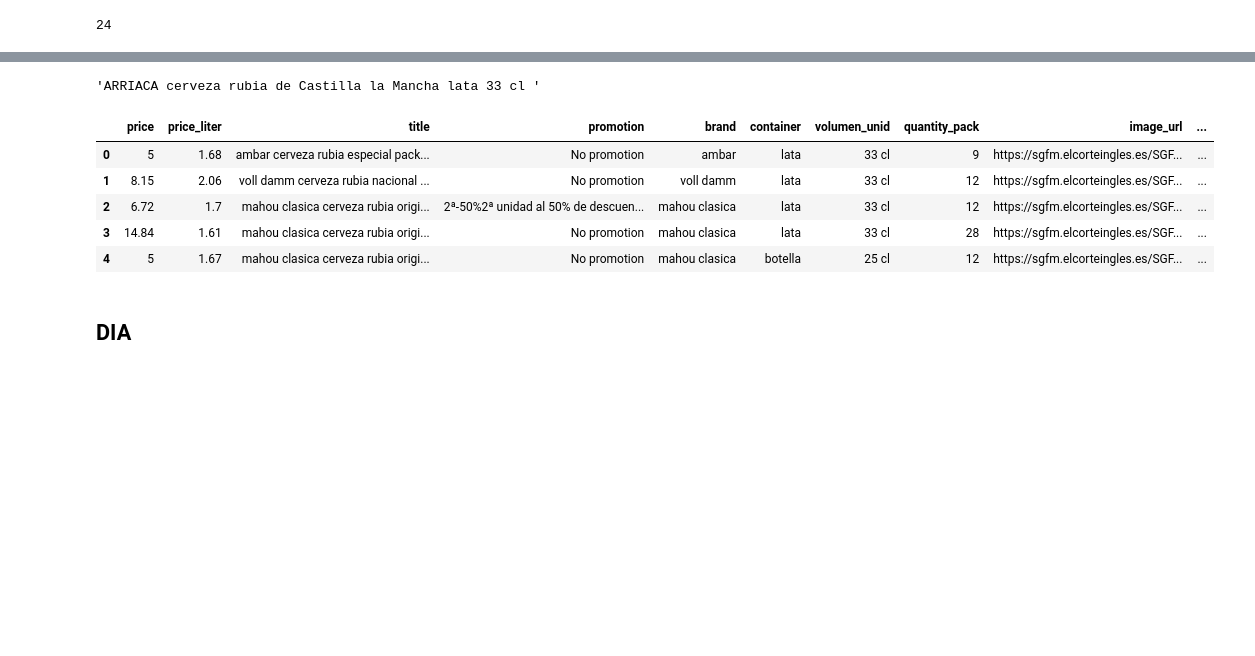
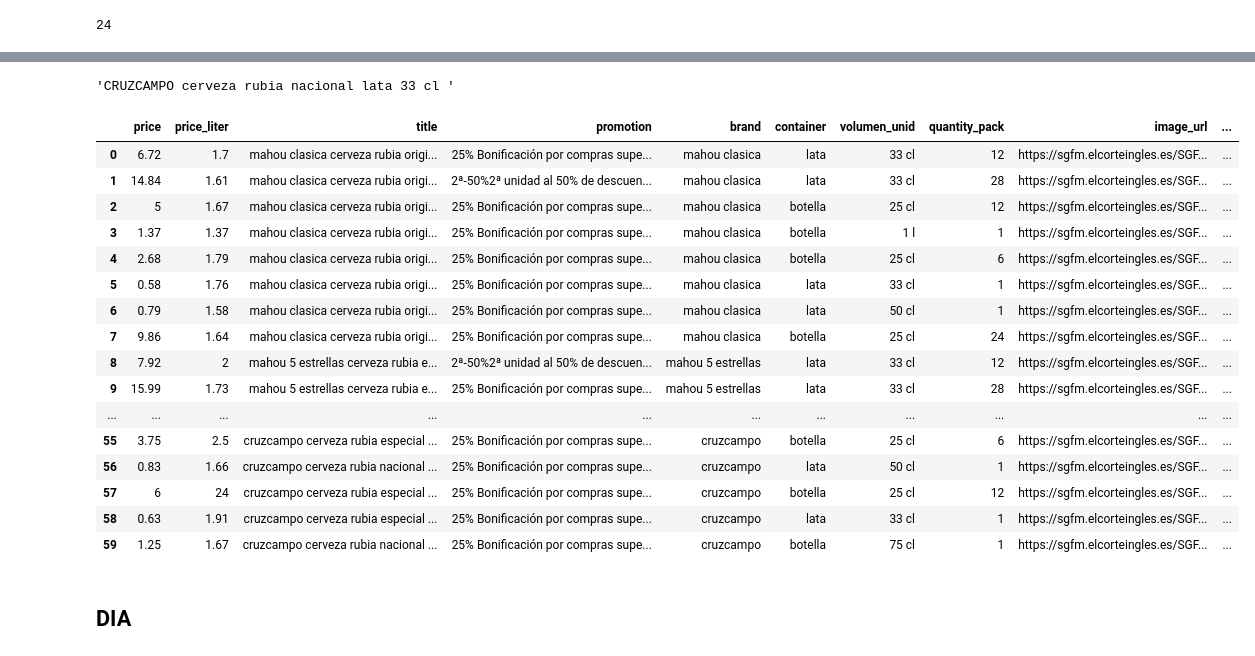
Before and after one commit to ivancompany92/Birras_Pipol_House, a Jupyter notebook: notebooks/pruebas.ipynb, the cells around one changed output, grey strips where cells are left out. Drawn from its saved outputs; the diff is of its cells as text; code cells hidden in the pictures; blank space fills up the shorter version.

```diff
--- a/notebooks/pruebas.ipynb
+++ b/notebooks/pruebas.ipynb
@@ -129,11 +129,11 @@ def get_container(data_text):
 #volumen
 def get_volumen_unid(data_text):
     volumen_raw = data_text.text
-    volumen = re.findall('[0-9]+ cl',volumen_raw)
+    volumen = re.findall('[0-9,.]+ cl',volumen_raw)
     if len(volumen)!=0:
         return volumen[0]
     else:
-        volumen_l = re.findall('[0-9]+[ mcl]+',volumen_raw)
+        volumen_l = re.findall('[0-9,.]+[ mcl]+',volumen_raw)
         return volumen_l[0]
 # %%
 #quantity (carrefour  / alcampo)
@@ -264,12 +271,12 @@ def get_brand_alcampo(data_text):
 #volumen alcampo
 def get_volumen_unid_alcampo(data_text):
     volumen_raw = data_text.text
-    volumen = re.findall('[0-9.,]+ cl',volumen_raw)
+    volumen = re.findall('[0-9.,]+ cl|33 c',volumen_raw)
     if len(volumen)!=0:
         return volumen[0]
     else:
-        volumen_l = re.findall('[0-9.,]+[ mclL]+',volumen_raw)
-        if len(volumen_l)==2:
+        volumen_l = re.findall('[0-9.,]+[ mcelL]+',volumen_raw)
+        if len(volumen_l)>1:
             return volumen_l[1]
         else:
             return volumen_l[0]
@@ -337,6 +351,8 @@ for i in range(len(table_pages_corteingles)):
                                                                                     'product_tile-description',
                                                                                     'product_tile-image _fade']})
         promotion_corteingles = table_pages_corteingles[i][j].find_all('div', {'class': 'product_tile-offer offer'})
+        if len(rows_corteingles) > 4:
+            rows_corteingles.pop(1)
         if len(rows_corteingles) > 3:
             if len(promotion_corteingles) != 0:
                 data_raw_corteingles.append(rows_corteingles + promotion_corteingles)
@@ -368,9 +384,9 @@ def get_volumen_corteingles(data_text):
 def get_image_corteingles(data_text):
     return 'https:'+data_text.find_all('img')[0].get('src')
 # %%
-data_raw_corteingles[321][3].text
+data_raw_corteingles[54][3].text
 # %% [output]
-'ARRIACA cerveza rubia de Castilla la Mancha lata 33 cl '
+'CRUZCAMPO cerveza rubia nacional lata 33 cl '
 # %%
 data_beer_corteingles = pd.DataFrame(index=range(0,len(data_raw_corteingles)),columns=['price','price_liter',
                                                                            'title','promotion','brand',
@@ -394,14 +410,25 @@ for beer_number in range(len(data_raw_corteingles)):
     else:
         data_beer_corteingles.iloc[beer_number,3] = 'No promotion'
 # %%
-data_beer_corteingles.head()
+data_beer_corteingles.head(60)
 # %% [output]
 |  | price | price_liter | title | promotion | brand | container | volumen_unid | quantity_pack | image_url | ... |
-| 0 | 5 | 1.68 | ambar cerveza rubia especial pack... | No promotion | ambar | lata | 33 cl | 9 | https://sgfm.elcorteingles.es/SGF... | ... |
-| 1 | 8.15 | 2.06 | voll damm cerveza rubia nacional ... | No promotion | voll damm | lata | 33 cl | 12 | https://sgfm.elcorteingles.es/SGF... | ... |
-| 2 | 6.72 | 1.7 | mahou clasica cerveza rubia origi... | 2ª-50%2ª unidad al 50% de descuen... | mahou clasica | lata | 33 cl | 12 | https://sgfm.elcorteingles.es/SGF... | ... |
-| 3 | 14.84 | 1.61 | mahou clasica cerveza rubia origi... | No promotion | mahou clasica | lata | 33 cl | 28 | https://sgfm.elcorteingles.es/SGF... | ... |
-| 4 | 5 | 1.67 | mahou clasica cerveza rubia origi... | No promotion | mahou clasica | botella | 25 cl | 12 | https://sgfm.elcorteingles.es/SGF... | ... |
+| 0 | 6.72 | 1.7 | mahou clasica cerveza rubia origi... | 25% Bonificación por compras supe... | mahou clasica | lata | 33 cl | 12 | https://sgfm.elcorteingles.es/SGF... | ... |
+| 1 | 14.84 | 1.61 | mahou clasica cerveza rubia origi... | 2ª-50%2ª unidad al 50% de descuen... | mahou clasica | lata | 33 cl | 28 | https://sgfm.elcorteingles.es/SGF... | ... |
+| 2 | 5 | 1.67 | mahou clasica cerveza rubia origi... | 25% Bonificación por compras supe... | mahou clasica | botella | 25 cl | 12 | https://sgfm.elcorteingles.es/SGF... | ... |
+| 3 | 1.37 | 1.37 | mahou clasica cerveza rubia origi... | 25% Bonificación por compras supe... | mahou clasica | botella | 1 l | 1 | https://sgfm.elcorteingles.es/SGF... | ... |
+| 4 | 2.68 | 1.79 | mahou clasica cerveza rubia origi... | 25% Bonificación por compras supe... | mahou clasica | botella | 25 cl | 6 | https://sgfm.elcorteingles.es/SGF... | ... |
+| 5 | 0.58 | 1.76 | mahou clasica cerveza rubia origi... | 25% Bonificación por compras supe... | mahou clasica | lata | 33 cl | 1 | https://sgfm.elcorteingles.es/SGF... | ... |
+| 6 | 0.79 | 1.58 | mahou clasica cerveza rubia origi... | 25% Bonificación por compras supe... | mahou clasica | lata | 50 cl | 1 | https://sgfm.elcorteingles.es/SGF... | ... |
+| 7 | 9.86 | 1.64 | mahou clasica cerveza rubia origi... | 25% Bonificación por compras supe... | mahou clasica | botella | 25 cl | 24 | https://sgfm.elcorteingles.es/SGF... | ... |
+| 8 | 7.92 | 2 | mahou 5 estrellas cerveza rubia e... | 2ª-50%2ª unidad al 50% de descuen... | mahou 5 estrellas | lata | 33 cl | 12 | https://sgfm.elcorteingles.es/SGF... | ... |
+| 9 | 15.99 | 1.73 | mahou 5 estrellas cerveza rubia e... | 25% Bonificación por compras supe... | mahou 5 estrellas | lata | 33 cl | 28 | https://sgfm.elcorteingles.es/SGF... | ... |
+| ... | ... | ... | ... | ... | ... | ... | ... | ... | ... | ... |
+| 55 | 3.75 | 2.5 | cruzcampo cerveza rubia especial ... | 25% Bonificación por compras supe... | cruzcampo | botella | 25 cl | 6 | https://sgfm.elcorteingles.es/SGF... | ... |
+| 56 | 0.83 | 1.66 | cruzcampo cerveza rubia nacional ... | 25% Bonificación por compras supe... | cruzcampo | lata | 50 cl | 1 | https://sgfm.elcorteingles.es/SGF... | ... |
+| 57 | 6 | 24 | cruzcampo cerveza rubia especial ... | 25% Bonificación por compras supe... | cruzcampo | botella | 25 cl | 12 | https://sgfm.elcorteingles.es/SGF... | ... |
+| 58 | 0.63 | 1.91 | cruzcampo cerveza rubia especial ... | 25% Bonificación por compras supe... | cruzcampo | lata | 33 cl | 1 | https://sgfm.elcorteingles.es/SGF... | ... |
+| 59 | 1.25 | 1.67 | cruzcampo cerveza rubia nacional ... | 25% Bonificación por compras supe... | cruzcampo | botella | 75 cl | 1 | https://sgfm.elcorteingles.es/SGF... | ... |
 # %% [markdown]
 ## DIA
 # %%
```
Also changed, not shown: parts of 13 cells of this notebook, 3 other files.
